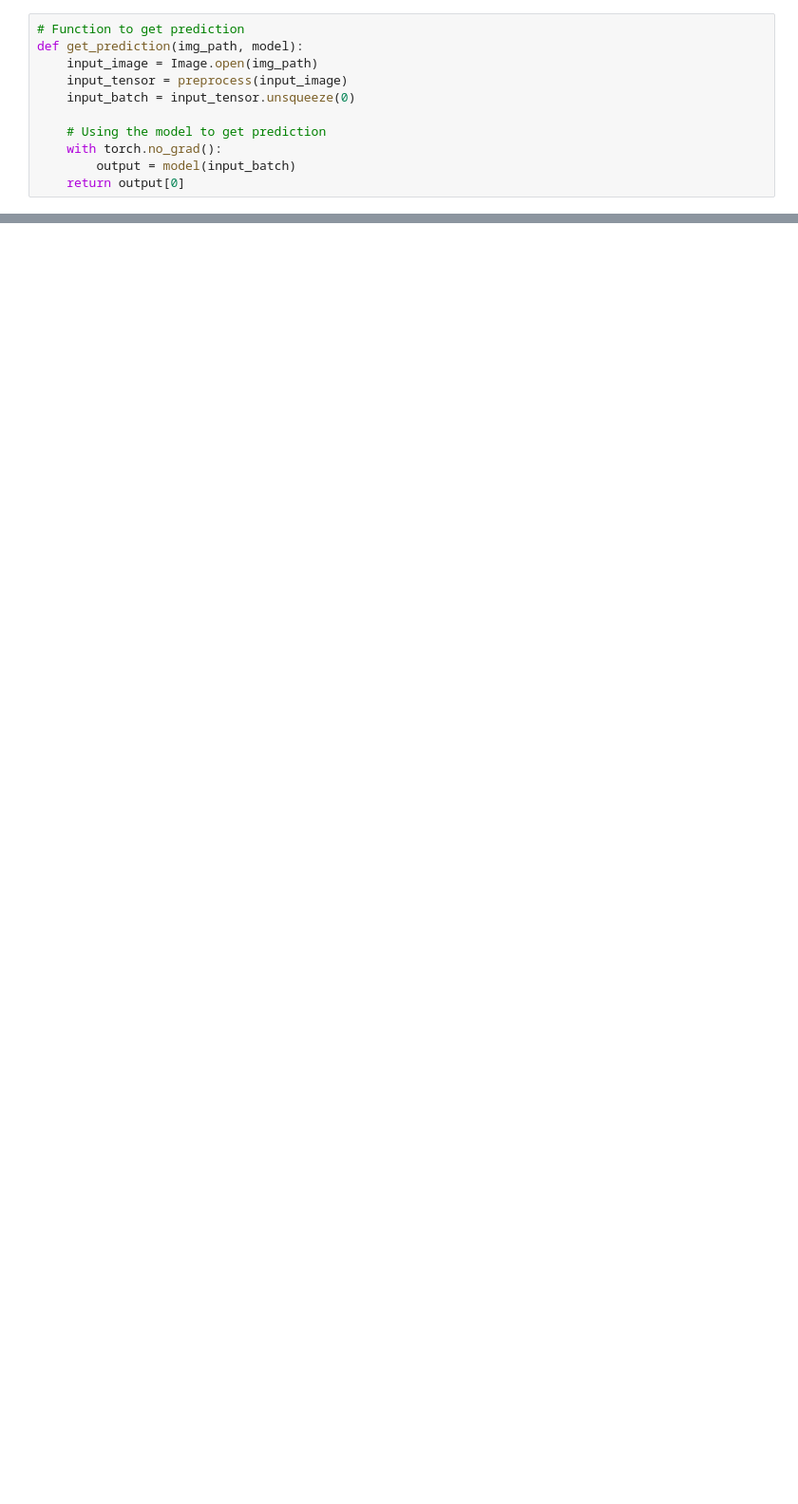
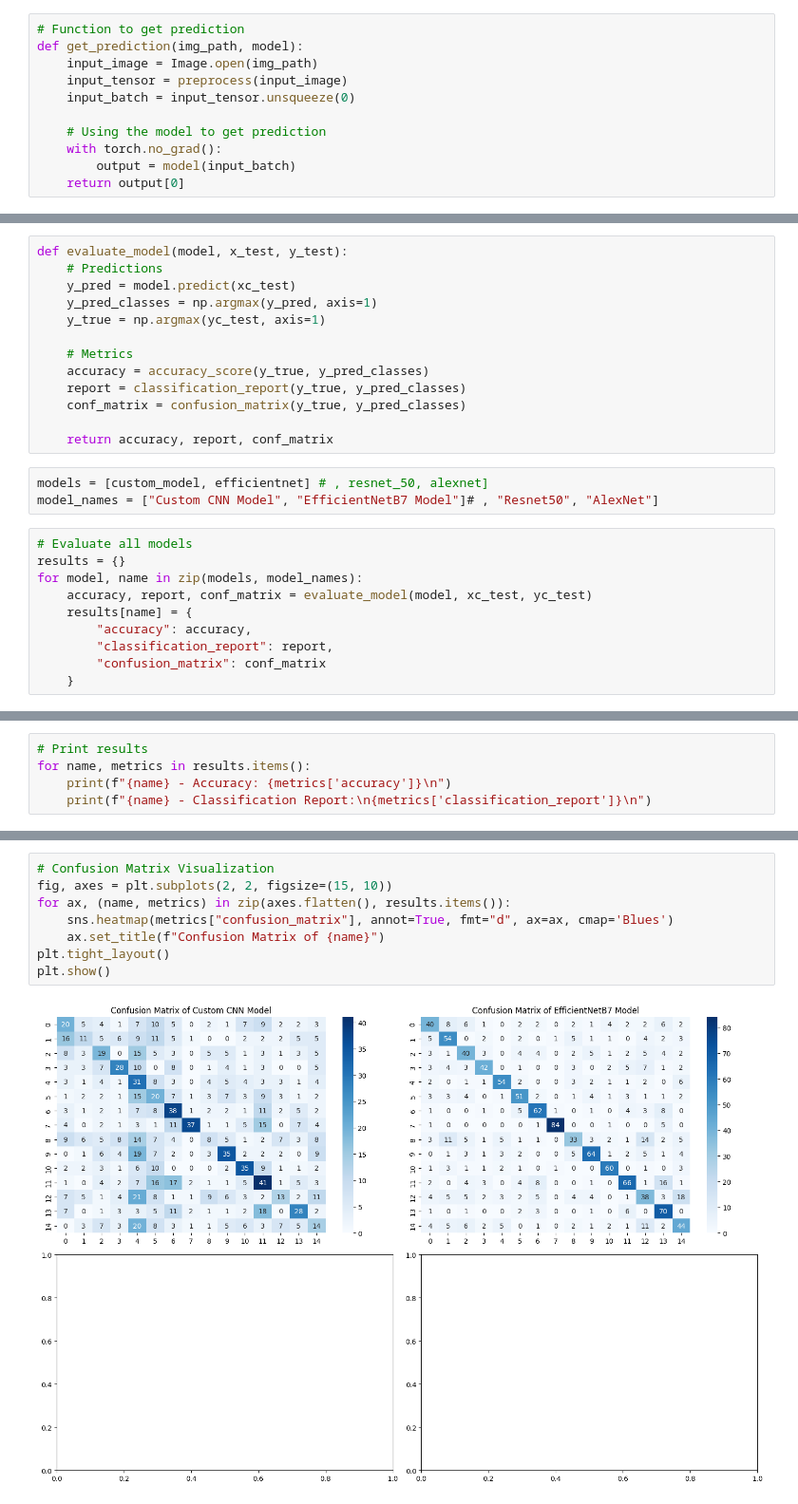
Before and after one commit to anhadh3101/HAR, a Jupyter notebook: HAR.ipynb, the cells around one changed output, grey strips where cells are left out. Shown at 95% size. Saved outputs shown, nothing was run; the diff lists cells and outputs as text; blank space fills up the shorter version.

```diff
--- a/HAR.ipynb
+++ b/HAR.ipynb
@@ -299,0 +413,26 @@ for filename in test_data['filename']:
+# %%
+def evaluate_model(model, x_test, y_test):
+    # Predictions
+    y_pred = model.predict(xc_test)
+    y_pred_classes = np.argmax(y_pred, axis=1)
+    y_true = np.argmax(yc_test, axis=1)
+
+    # Metrics
+    accuracy = accuracy_score(y_true, y_pred_classes)
+    report = classification_report(y_true, y_pred_classes)
+    conf_matrix = confusion_matrix(y_true, y_pred_classes)
+
+    return accuracy, report, conf_matrix
+# %%
+models = [custom_model, efficientnet] # , resnet_50, alexnet]
+model_names = ["Custom CNN Model", "EfficientNetB7 Model"]# , "Resnet50", "AlexNet"]
+# %%
+# Evaluate all models
+results = {}
+for model, name in zip(models, model_names):
+    accuracy, report, conf_matrix = evaluate_model(model, xc_test, yc_test)
+    results[name] = {
+        "accuracy": accuracy,
+        "classification_report": report,
+        "confusion_matrix": conf_matrix
+    }
@@ -299,0 +442,5 @@ for filename in test_data['filename']:
+# %%
+# Print results
+for name, metrics in results.items():
+    print(f"{name} - Accuracy: {metrics['accuracy']}\n")
+    print(f"{name} - Classification Report:\n{metrics['classification_report']}\n")
@@ -299,0 +467,10 @@ for filename in test_data['filename']:
+# %%
+# Confusion Matrix Visualization
+fig, axes = plt.subplots(2, 2, figsize=(15, 10))
+for ax, (name, metrics) in zip(axes.flatten(), results.items()):
+    sns.heatmap(metrics["confusion_matrix"], annot=True, fmt="d", ax=ax, cmap='Blues')
+    ax.set_title(f"Confusion Matrix of {name}")
+plt.tight_layout()
+plt.show()
+# %% [output]
+[figure, added]
```
Also changed, not shown: parts of 46 cells of this notebook.
